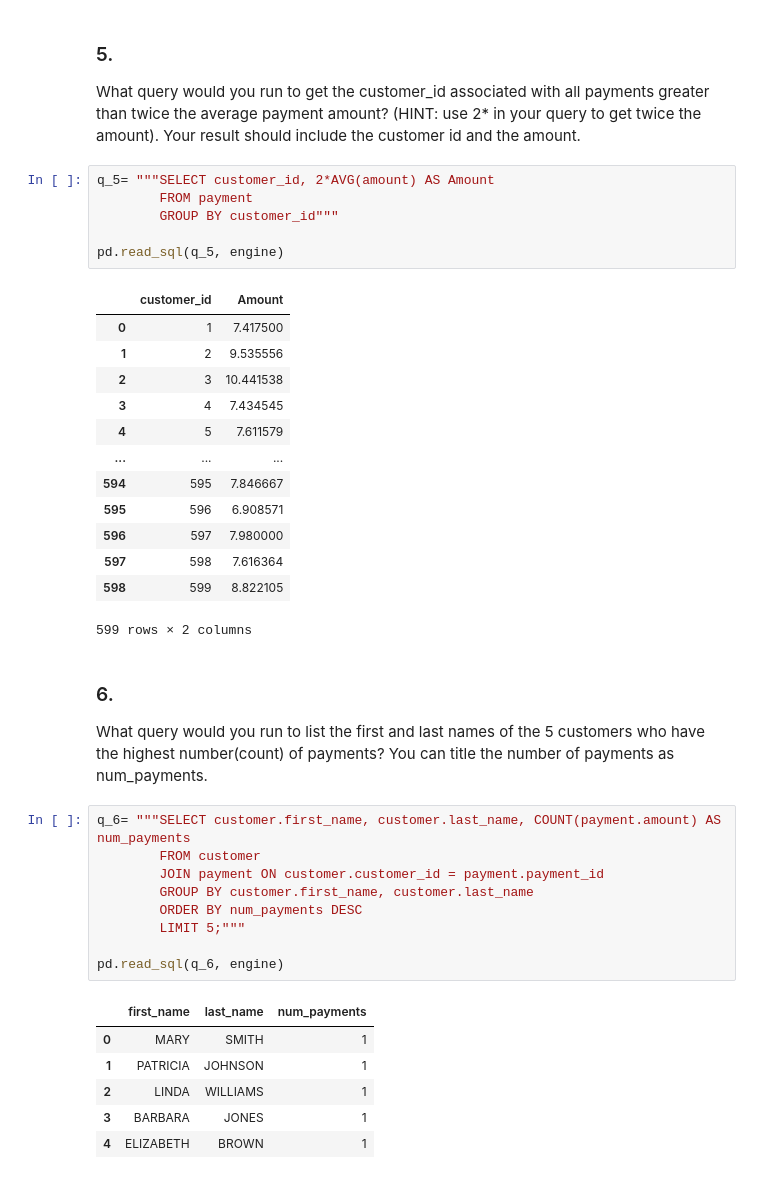
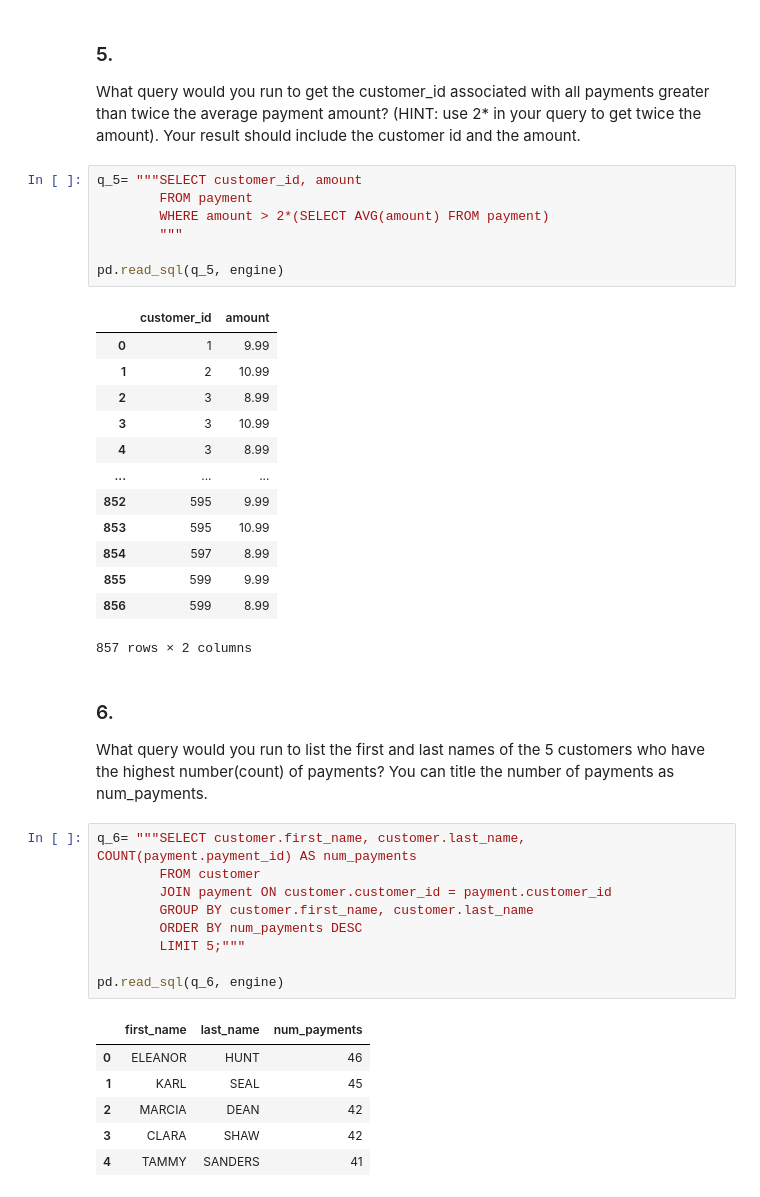
Before and after one commit to wrodemoyer/Queries-Sakila-Core, a Jupyter notebook: Queries- Sakila (Core).ipynb, the cells around one changed output. Drawn from its saved outputs; the diff is of its cells as text.

```diff
--- a/Queries- Sakila (Core).ipynb
+++ b/Queries- Sakila (Core).ipynb
@@ -127,32 +165,33 @@ pd.read_sql(q_4, engine)
 ### 5.
 What query would you run to get the customer_id associated with all payments greater than twice the average payment amount? (HINT: use 2* in your query to get twice the amount). Your result should include the customer id and the amount.
 # %%
-q_5= """SELECT customer_id, 2*AVG(amount) AS Amount
+q_5= """SELECT customer_id, amount
         FROM payment
-        GROUP BY customer_id"""
+        WHERE amount > 2*(SELECT AVG(amount) FROM payment)
+        """
 
 pd.read_sql(q_5, engine)
 # %% [output]
-|  | customer_id | Amount |
-| 0 | 1 | 7.417500 |
-| 1 | 2 | 9.535556 |
-| 2 | 3 | 10.441538 |
-| 3 | 4 | 7.434545 |
-| 4 | 5 | 7.611579 |
+|  | customer_id | amount |
+| 0 | 1 | 9.99 |
+| 1 | 2 | 10.99 |
+| 2 | 3 | 8.99 |
+| 3 | 3 | 10.99 |
+| 4 | 3 | 8.99 |
 | ... | ... | ... |
-| 594 | 595 | 7.846667 |
-| 595 | 596 | 6.908571 |
-| 596 | 597 | 7.980000 |
-| 597 | 598 | 7.616364 |
-| 598 | 599 | 8.822105 |
+| 852 | 595 | 9.99 |
+| 853 | 595 | 10.99 |
+| 854 | 597 | 8.99 |
+| 855 | 599 | 9.99 |
+| 856 | 599 | 8.99 |
-599 rows × 2 columns
+857 rows × 2 columns
 # %% [markdown]
 ### 6.
 What query would you run to list the first and last names of the 5 customers who have the highest number(count) of payments? You can title the number of payments as num_payments.
 # %%
-q_6= """SELECT customer.first_name, customer.last_name, COUNT(payment.amount) AS num_payments
+q_6= """SELECT customer.first_name, customer.last_name, COUNT(payment.payment_id) AS num_payments
         FROM customer
-        JOIN payment ON customer.customer_id = payment.payment_id
+        JOIN payment ON customer.customer_id = payment.customer_id
         GROUP BY customer.first_name, customer.last_name
         ORDER BY num_payments DESC
         LIMIT 5;"""
@@ -160,8 +199,8 @@ q_6= """SELECT customer.first_name, customer.last_name, COUNT(payment.amount) AS
 pd.read_sql(q_6, engine)
 # %% [output]
 |  | first_name | last_name | num_payments |
-| 0 | MARY | SMITH | 1 |
-| 1 | PATRICIA | JOHNSON | 1 |
-| 2 | LINDA | WILLIAMS | 1 |
-| 3 | BARBARA | JONES | 1 |
-| 4 | ELIZABETH | BROWN | 1 |
+| 0 | ELEANOR | HUNT | 46 |
+| 1 | KARL | SEAL | 45 |
+| 2 | MARCIA | DEAN | 42 |
+| 3 | CLARA | SHAW | 42 |
+| 4 | TAMMY | SANDERS | 41 |
```
Also changed, not shown: parts of 4 cells of this notebook.
